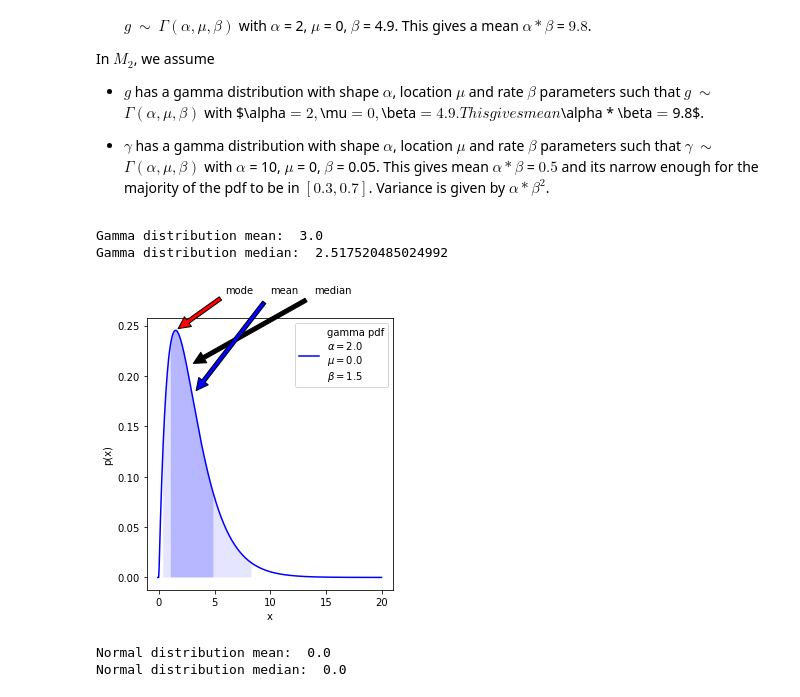
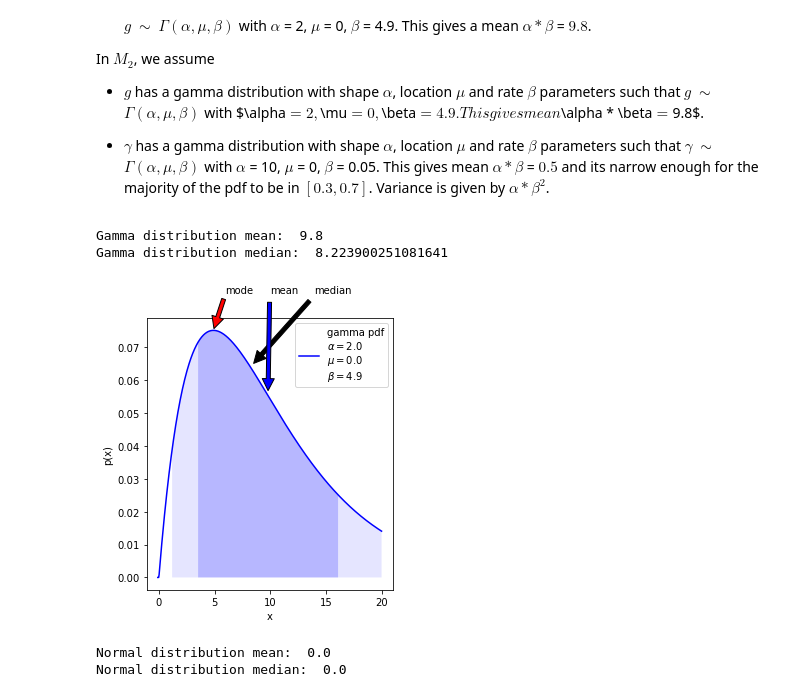
Before and after one commit to AlanSalgo1/BAND, a Jupyter notebook: BAND_Emulator.ipynb, the cells around one changed output. Drawn from its saved outputs; the diff is of its cells as text; code cells hidden in the pictures.

```diff
--- a/BAND_Emulator.ipynb
+++ b/BAND_Emulator.ipynb
@@ -210,26 +210,26 @@ def dist_plot(ax, dist_label, x_dist, dist, color='blue'):
 # %%
 # Make some standard plots: normal, gamma
 fig = plt.figure(figsize=(15,5))
 
 # gamma distribution, characterized by a, m, and b parameters
 x_gamma = np.linspace(-0.1, 20, 500)  # beta ranges from 0 to 1
 a = 2
 m = 0
-b = 1.5
+b = 4.9
 
 gamma_dist = sps.gamma(a, m, b)  # the gamma distribution from scipy.stats
 gamma1_label='gamma pdf' + '\n' + rf'$\alpha=${a:1.1f}' \
               + '\n' + rf'$\mu=${m:1.1f}' \
               + '\n' + rf'$\beta=${b:1.1f}'
 ax2 = fig.add_subplot(1,3,2)
 dist_plot(ax2, gamma1_label, x_gamma, gamma_dist)
 
 print("Gamma distribution mean: ", gamma_dist.mean(), \
       "\nGamma distribution median: ", gamma_dist.median())
 # %% [output]
-Gamma distribution mean:  3.0
-Gamma distribution median:  2.517520485024992
+Gamma distribution mean:  9.8
+Gamma distribution median:  8.223900251081641
-[figure, old version]
+[figure, new version]
 # %%
 # Make some standard plots: normal, gamma
 fig2 = plt.figure(figsize=(15,5))
```
Also changed, not shown: 2 other files.
